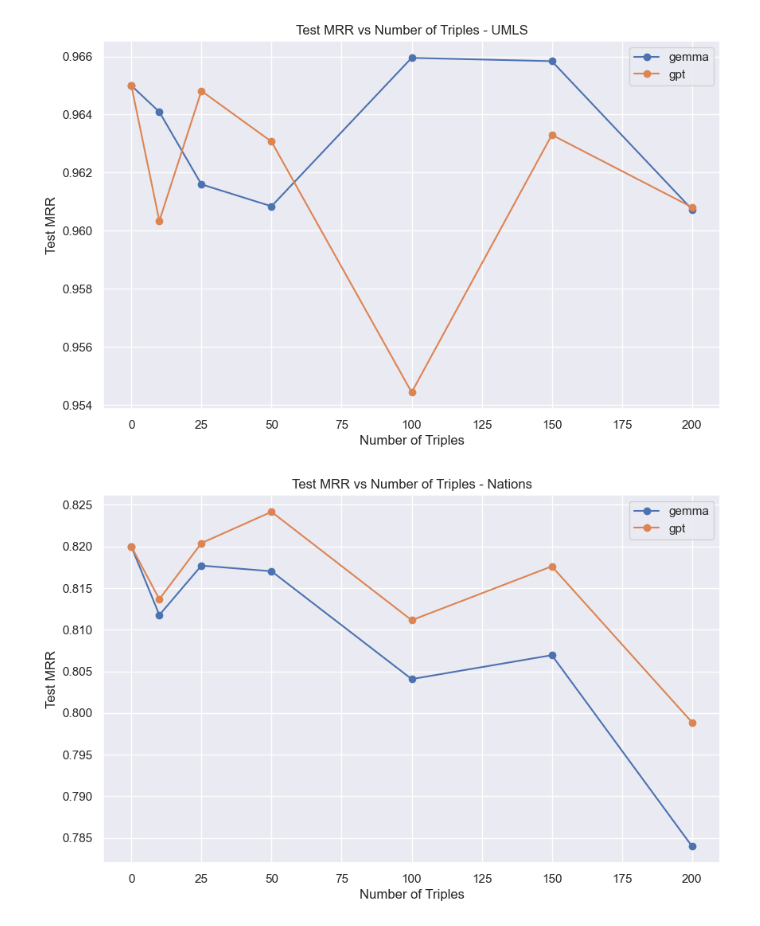
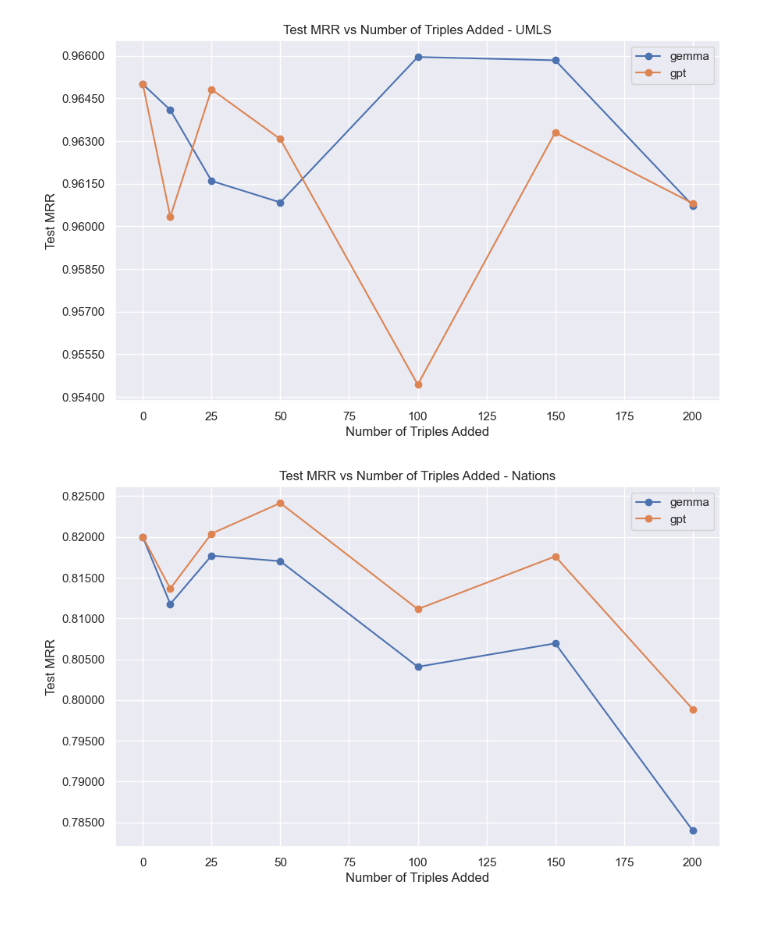
Before and after one commit to FlintyTub49/augmentation-diss, a Jupyter notebook: plot_graphs.ipynb, the cells around one changed output. Cells and saved outputs as stored; diff of their text form; code cells hidden in the pictures.

```diff
--- a/plot_graphs.ipynb
+++ b/plot_graphs.ipynb
@@ -16,22 +17,28 @@ def plot_graph(data, title):
     for label, group in data.groupby('Type'):
         plt.plot(group['Number_of_Triples'], group['test_MRR'], marker='o', label=label)
 
-    plt.xlabel('Number of Triples')
+    plt.xlabel('Number of Triples Added')
     plt.ylabel('Test MRR')
     plt.title(title)
     plt.legend()
+
+    # Increasing precision of the y-axis labels
+    ax = plt.gca()
+    ax.yaxis.set_major_formatter(FormatStrFormatter('%.5f'))
+    ax.yaxis.set_major_locator(MaxNLocator(nbins='auto', prune='lower'))
+
     plt.show()
 # %%
 umls = pd.read_csv('outputs/metrics/umls.csv')
-title = 'Test MRR vs Number of Triples - UMLS'
+title = 'Test MRR vs Number of Triples Added - UMLS'
 plot_graph(umls, title)
 # %% [output]
-[figure, old version]
+[figure, new version]
 # %%
 nations = pd.read_csv('outputs/metrics/nations.csv')
-title = 'Test MRR vs Number of Triples - Nations'
+title = 'Test MRR vs Number of Triples Added - Nations'
 plot_graph(nations, title)
 # %% [output]
-[figure, old version]
+[figure, new version]
 # %%
 codexs = pd.read_csv('outputs/metrics/codex-s.csv')
```
Also changed, not shown: parts of 4 cells of this notebook.
